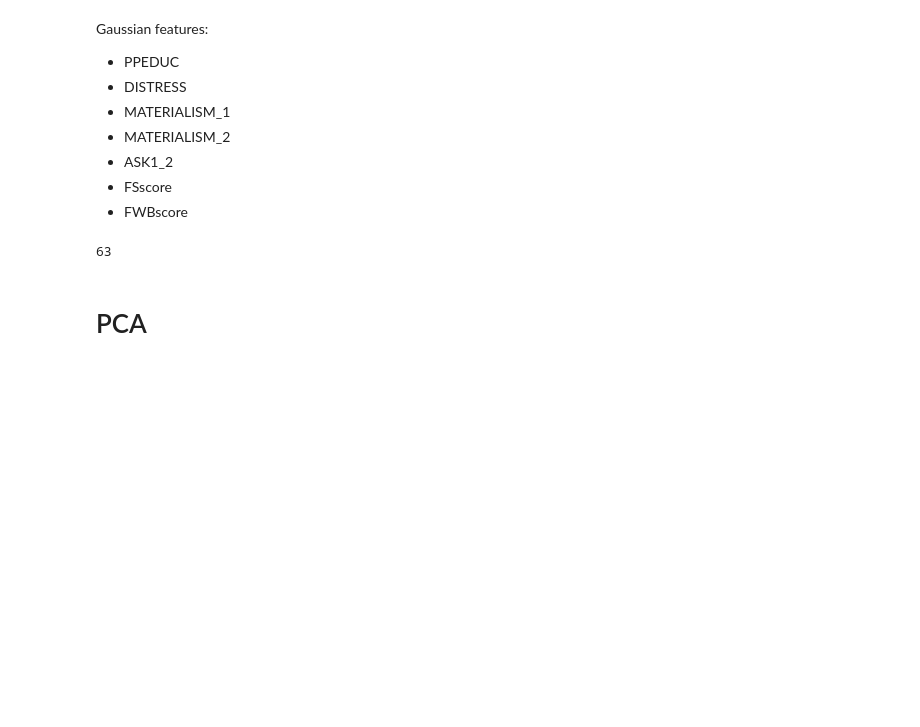
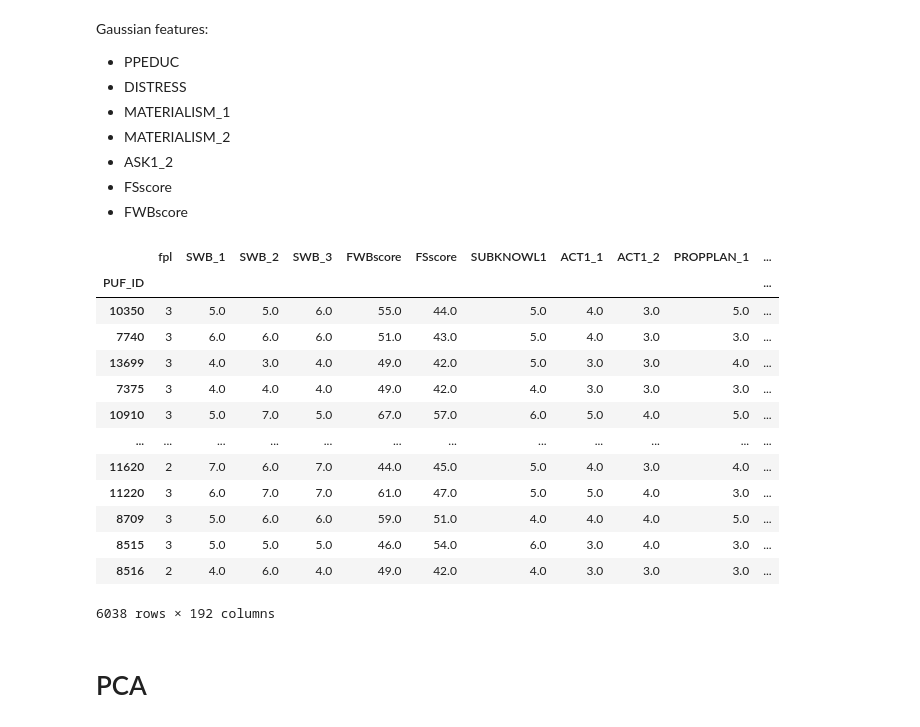
Before and after one commit to inesmcm26/ims_grant, a Jupyter notebook: preprocess.ipynb, the cells around one changed output. Saved outputs shown, nothing was run; the diff lists cells and outputs as text; code cells hidden in the pictures; blank space fills up the shorter version.

```diff
--- a/preprocess.ipynb
+++ b/preprocess.ipynb
@@ -1215,11 +1215,23 @@ Gaussian features:
 - ASK1_2
 - FSscore
 - FWBscore
-# %%
-for feat in num_feats:
-    print(feat)
-# %% [output]
-63
+# %%
+data
+# %% [output]
+|  | fpl | SWB_1 | SWB_2 | SWB_3 | FWBscore | FSscore | SUBKNOWL1 | ACT1_1 | ACT1_2 | PROPPLAN_1 | ... |
+| PUF_ID |  |  |  |  |  |  |  |  |  |  | ... |
+| 10350 | 3 | 5.0 | 5.0 | 6.0 | 55.0 | 44.0 | 5.0 | 4.0 | 3.0 | 5.0 | ... |
+| 7740 | 3 | 6.0 | 6.0 | 6.0 | 51.0 | 43.0 | 5.0 | 4.0 | 3.0 | 3.0 | ... |
+| 13699 | 3 | 4.0 | 3.0 | 4.0 | 49.0 | 42.0 | 5.0 | 3.0 | 3.0 | 4.0 | ... |
+| 7375 | 3 | 4.0 | 4.0 | 4.0 | 49.0 | 42.0 | 4.0 | 3.0 | 3.0 | 3.0 | ... |
+| 10910 | 3 | 5.0 | 7.0 | 5.0 | 67.0 | 57.0 | 6.0 | 5.0 | 4.0 | 5.0 | ... |
+| ... | ... | ... | ... | ... | ... | ... | ... | ... | ... | ... | ... |
+| 11620 | 2 | 7.0 | 6.0 | 7.0 | 44.0 | 45.0 | 5.0 | 4.0 | 3.0 | 4.0 | ... |
+| 11220 | 3 | 6.0 | 7.0 | 7.0 | 61.0 | 47.0 | 5.0 | 5.0 | 4.0 | 3.0 | ... |
+| 8709 | 3 | 5.0 | 6.0 | 6.0 | 59.0 | 51.0 | 4.0 | 4.0 | 4.0 | 5.0 | ... |
+| 8515 | 3 | 5.0 | 5.0 | 5.0 | 46.0 | 54.0 | 6.0 | 3.0 | 4.0 | 3.0 | ... |
+| 8516 | 2 | 4.0 | 6.0 | 4.0 | 49.0 | 42.0 | 4.0 | 3.0 | 3.0 | 3.0 | ... |
+6038 rows × 192 columns
 # %% [markdown]
 # PCA
 # %%
```
Also changed, not shown: 3 other files.
